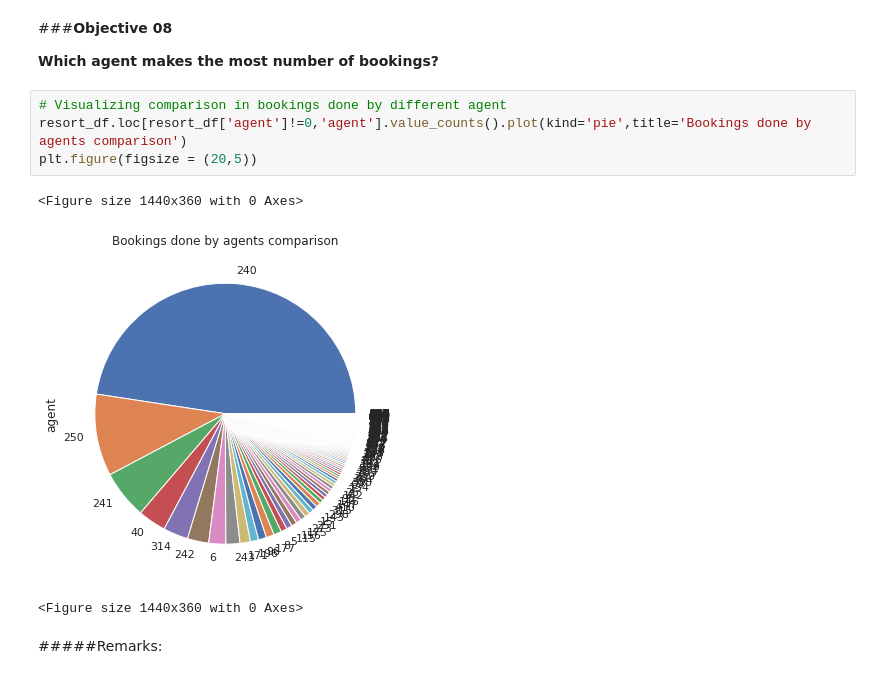
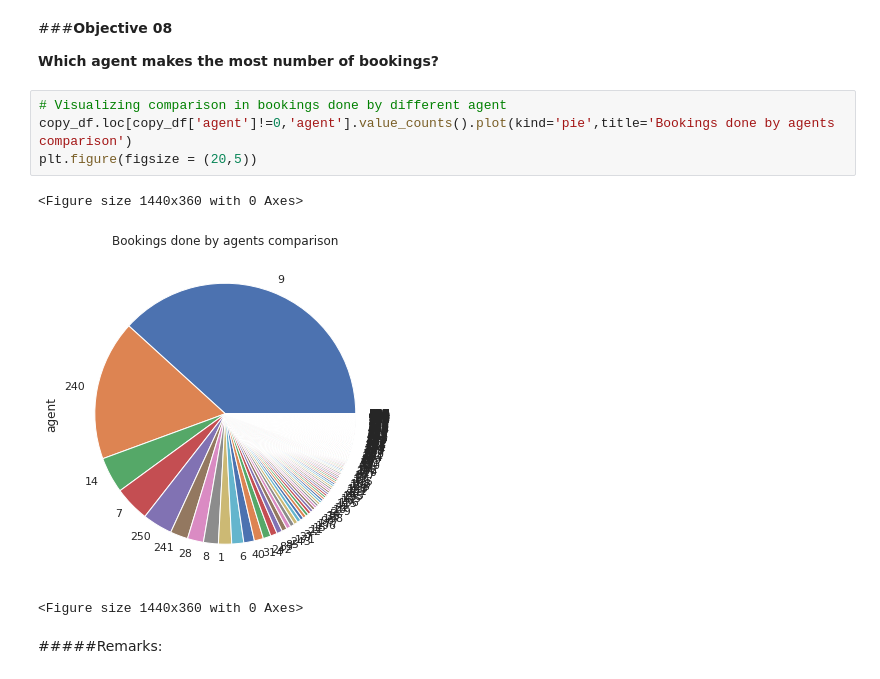
Before and after one commit to Dheeraj-Budhlakoti/Hotel-Booking-Analysis--EDA, a Jupyter notebook: EDA_Capstone_Project_(Group)_Hotel_Booking_Analysis.ipynb, the cells around one changed output. Cells and saved outputs as stored; diff of their text form.

```diff
--- a/EDA_Capstone_Project_(Group)_Hotel_Booking_Analysis.ipynb
+++ b/EDA_Capstone_Project_(Group)_Hotel_Booking_Analysis.ipynb
@@ -751,11 +779,11 @@ Answer here....
 **Which agent makes the most number of bookings?**
 # %%
 # Visualizing comparison in bookings done by different agent
-resort_df.loc[resort_df['agent']!=0,'agent'].value_counts().plot(kind='pie',title='Bookings done by agents comparison')
+copy_df.loc[copy_df['agent']!=0,'agent'].value_counts().plot(kind='pie',title='Bookings done by agents comparison')
 plt.figure(figsize = (20,5))
 # %% [output]
 <Figure size 1440x360 with 0 Axes>
-[figure, old version]
+[figure, new version]
 <Figure size 1440x360 with 0 Axes>
 # %% [markdown]
 #####Remarks:
```
Also changed, not shown: parts of 55 cells of this notebook.
